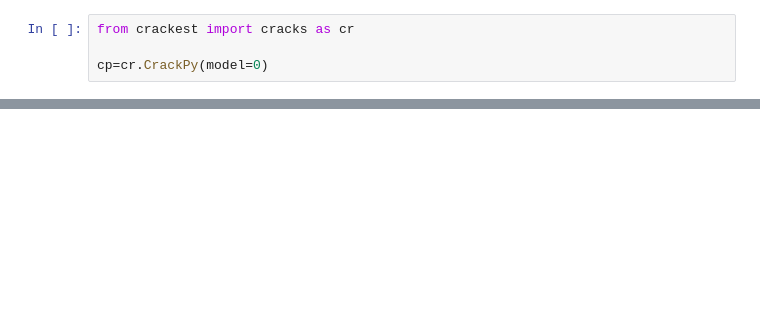
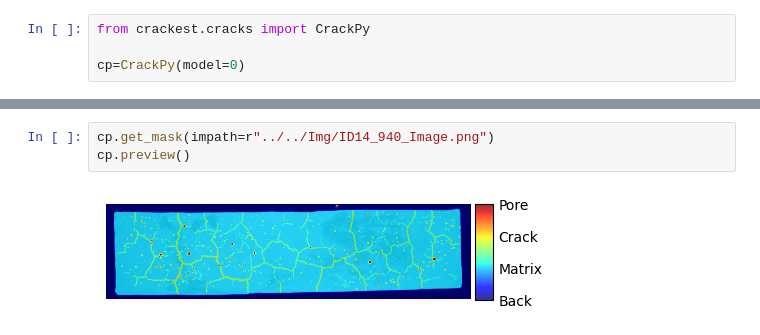
Before and after one commit to Rievil/CrackenPy, a Jupyter notebook: Examples/Scripts/Python/Basics.ipynb, the cells around one changed output, grey strips where cells are left out. Cells and saved outputs as stored; diff of their text form; blank space fills up the shorter version.

```diff
--- a/Examples/Scripts/Python/Basics.ipynb
+++ b/Examples/Scripts/Python/Basics.ipynb
@@ -1,4 +1,4 @@
 # %%
-from crackest import cracks as cr
+from crackest.cracks import CrackPy
 
-cp=cr.CrackPy(model=0)
+cp=CrackPy(model=0)
@@ -11,0 +5,5 @@ KeyboardInterrupt:
+# %%
+cp.get_mask(impath=r"../../Img/ID14_940_Image.png")
+cp.preview()
+# %% [output]
+[figure, added]
```
Also changed, not shown: parts of 7 cells of this notebook, 4 other files.
